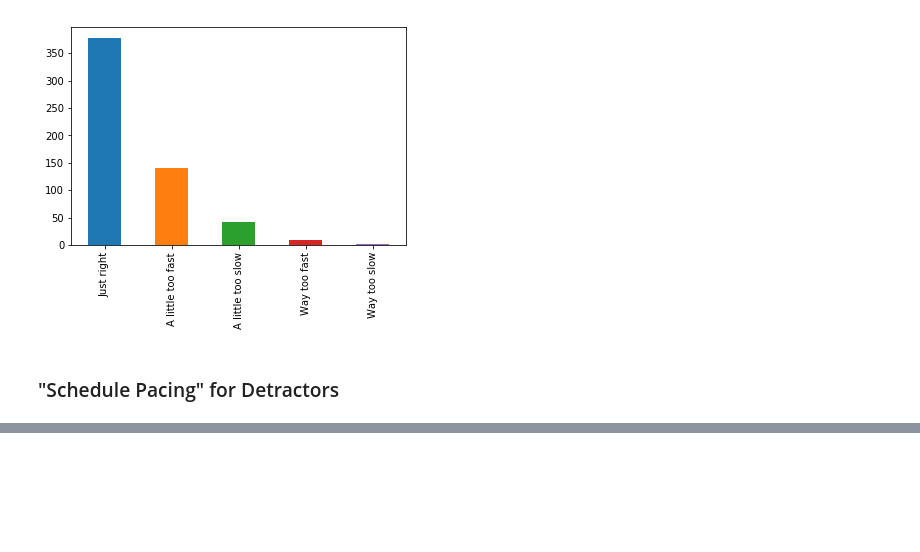
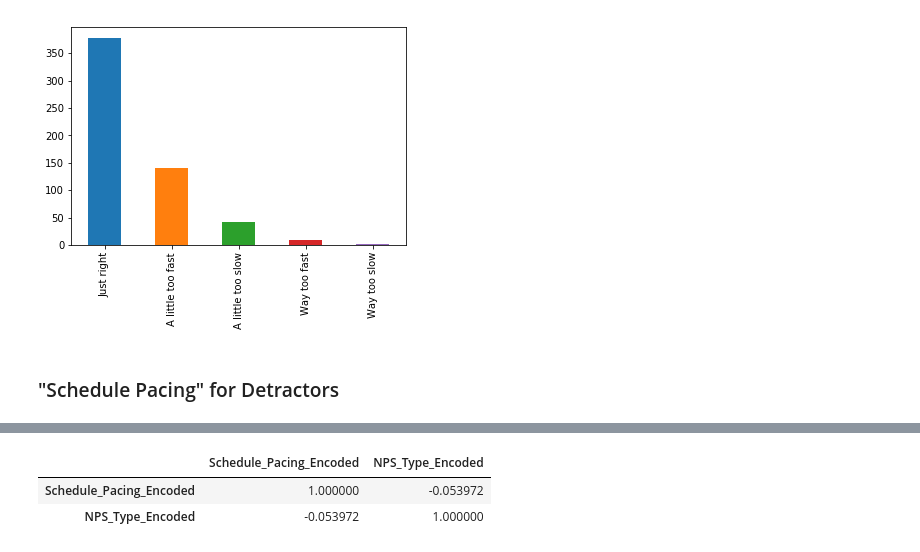
Before and after one commit to ThomasLee94/ds-1.1, a Jupyter notebook: Projects/NPS/NPS - 2017.ipynb, the cells around one changed output, grey strips where cells are left out. Drawn from its saved outputs; the diff is of its cells as text; code cells hidden in the pictures; blank space fills up the shorter version.

```diff
--- a/Projects/NPS/NPS - 2017.ipynb
+++ b/Projects/NPS/NPS - 2017.ipynb
@@ -236,0 +279,9 @@ df_detractors["Schedule Pacing"].value_counts().plot(kind="bar")
+# %%
+df["NPS_Type_Encoded"] = df["NPS_Type"].map(DATA_DICT_NPS_TYPE)
+df["Schedule_Pacing_Encoded"] = df["Schedule Pacing"].map(DATA_DICT_PACING)
+# %%
+df[["Schedule_Pacing_Encoded", "NPS_Type_Encoded"]].corr()
+# %% [output]
+|  | Schedule_Pacing_Encoded | NPS_Type_Encoded |
+| Schedule_Pacing_Encoded | 1.000000 | -0.053972 |
+| NPS_Type_Encoded | -0.053972 | 1.000000 |
```
Also changed, not shown: parts of 9 cells of this notebook.
